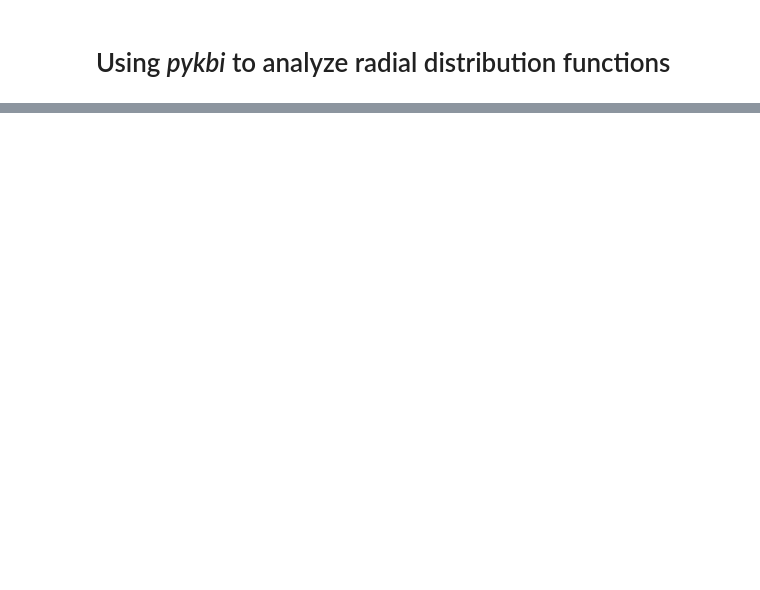
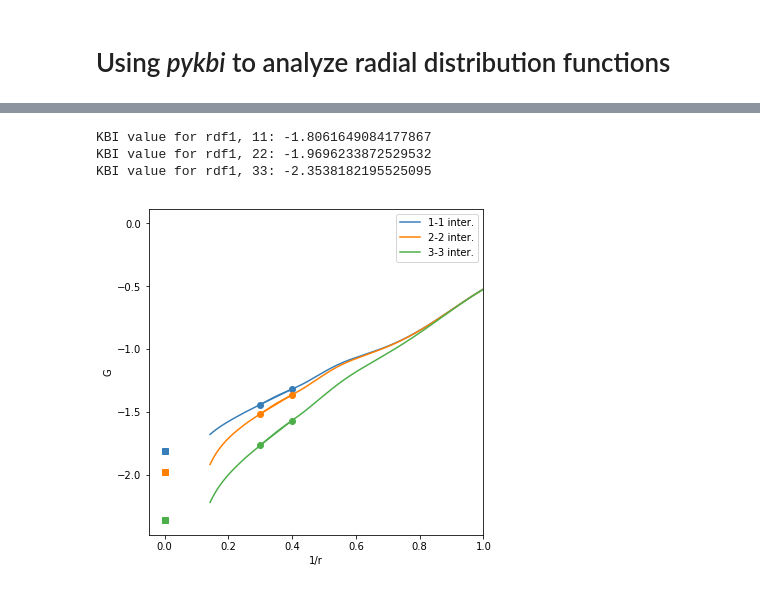
Before and after one commit to sondresc/pykbi, a Jupyter notebook: docs/pykbi.ipynb, the cells around one changed output, grey strips where cells are left out. Drawn from its saved outputs; the diff is of its cells as text; code cells hidden in the pictures; blank space fills up the shorter version.

```diff
--- a/docs/pykbi.ipynb
+++ b/docs/pykbi.ipynb
@@ -124,0 +111,27 @@ The van der Vegt correction can be found in the pykbi.fscorr package. It require
+# %%
+fig = plt.figure(figsize=(6,6))
+ax1 = fig.add_subplot(1, 1, 1)
+
+## add the data to the figure again.
+for i in range(3):
+    rdf1_list[i].PlotKBIInverse(ax1, rdf_visuals[i])
+
+#extrapolate and print the values.
+for i in range(3):
+    rdf1_list[i].FindValues(position=(0.3,0.40))
+    print("KBI value for {}: {}".format(rdf1_list[i].name, rdf1_list[i].ReturnKBI()))
+    visual = rdf_visuals[i].copy()
+    visual.pop("label")    # we remove the label here, to keep the visual easier
+
+    rdf1_list[i].PlotReadout(ax1, visual)
+
+ax1.set_xlim(-0.05,1.0)
+ax1.set_xlabel("1/r")
+ax1.legend(loc="best")
+ax1.set_ylabel("G")
+plt.show()
+# %% [output]
+KBI value for rdf1, 11: -1.8061649084177867
+KBI value for rdf1, 22: -1.9696233872529532
+KBI value for rdf1, 33: -2.3538182195525095
+[figure, added]
```
Also changed, not shown: parts of 45 cells of this notebook, 6 other files.
